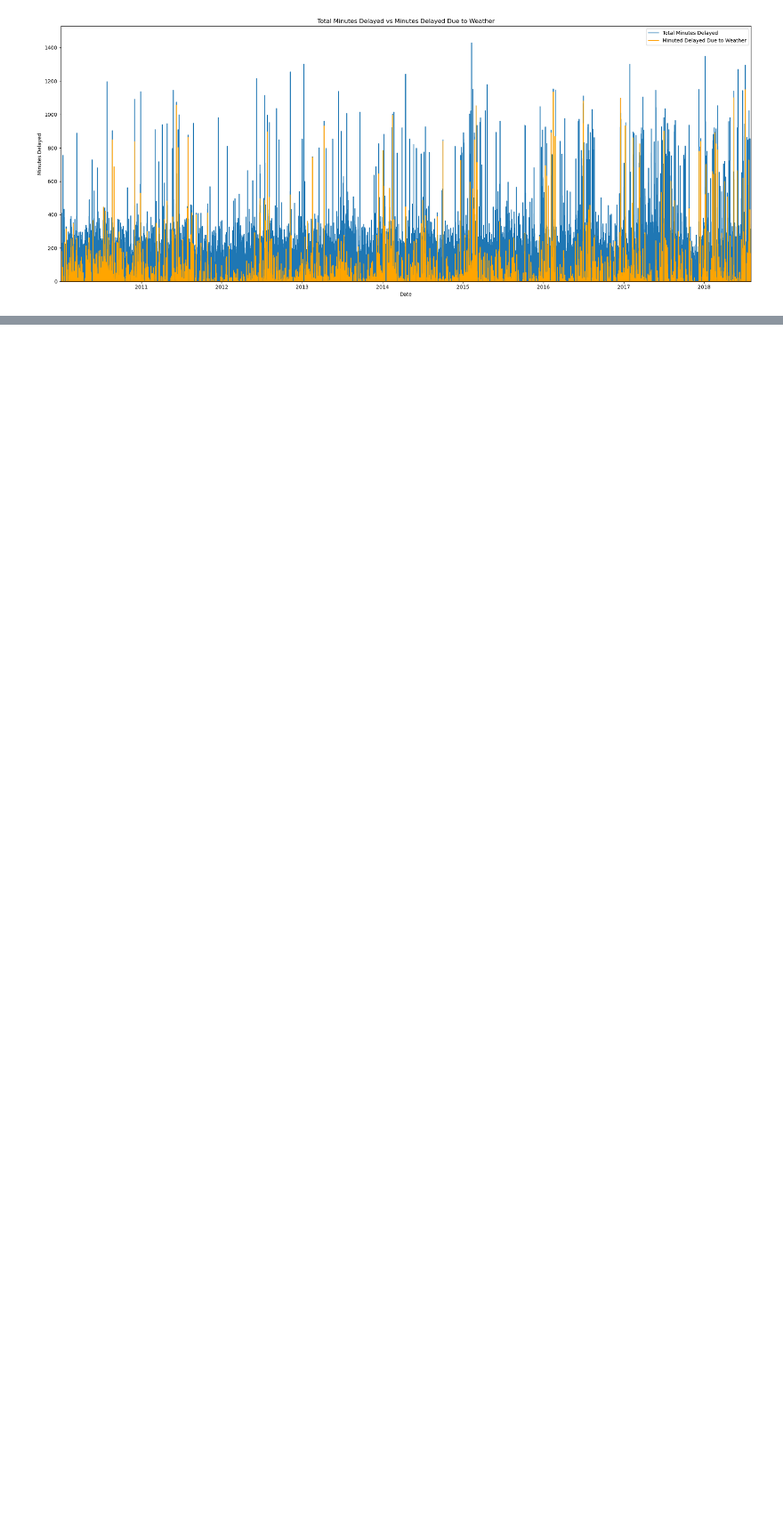
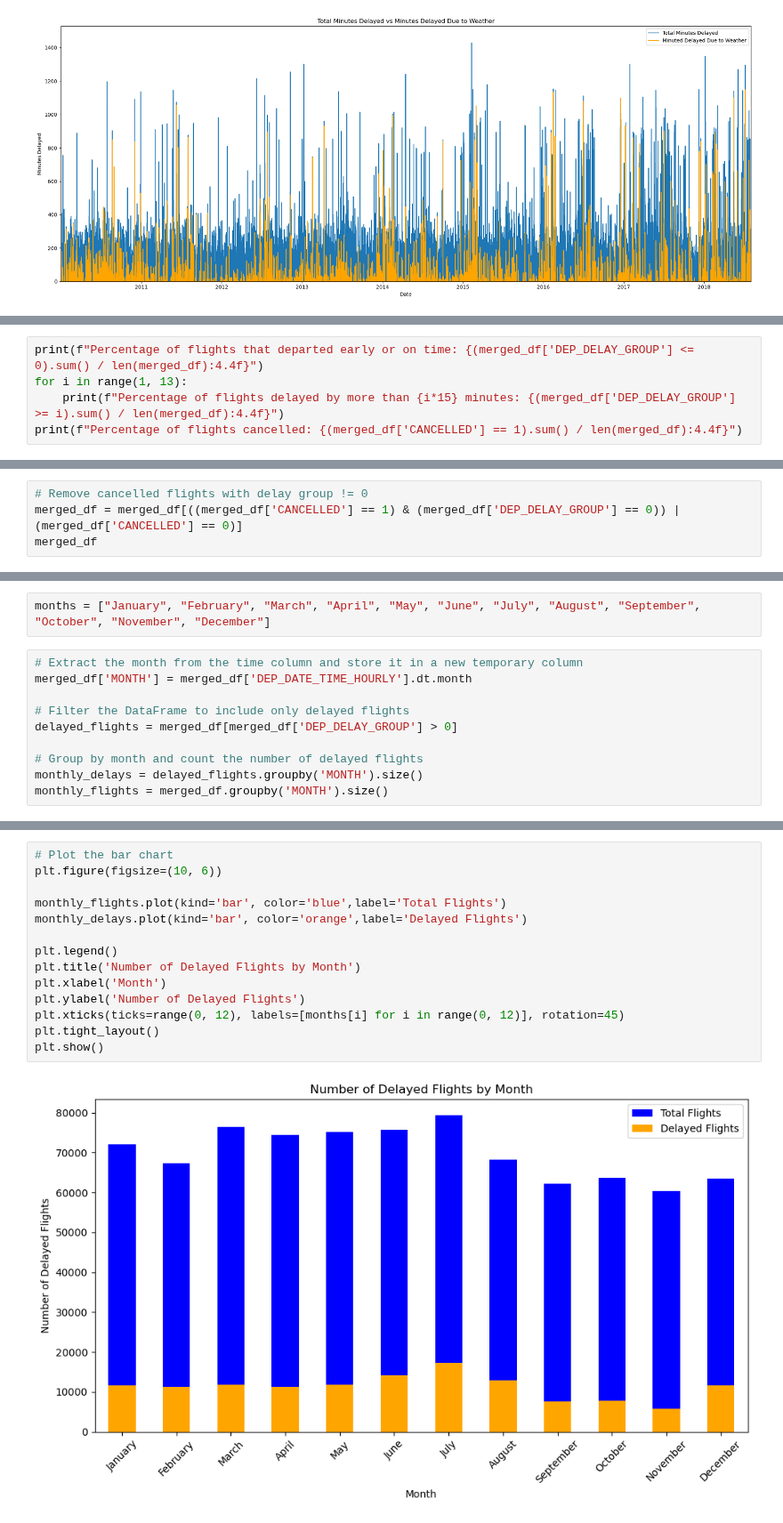
Before and after one commit to craigmiller24/MLP_Project, a Jupyter notebook: Preprocessing.ipynb, the cells around one changed output, grey strips where cells are left out. Shown at 89% size. Drawn from its saved outputs; the diff is of its cells as text; blank space fills up the shorter version.

```diff
--- a/Preprocessing.ipynb
+++ b/Preprocessing.ipynb
@@ -228,0 +227,5 @@ KeyboardInterrupt:
+# %%
+print(f"Percentage of flights that departed early or on time: {(merged_df['DEP_DELAY_GROUP'] <= 0).sum() / len(merged_df):4.4f}")
+for i in range(1, 13):
+    print(f"Percentage of flights delayed by more than {i*15} minutes: {(merged_df['DEP_DELAY_GROUP'] >= i).sum() / len(merged_df):4.4f}")
+print(f"Percentage of flights cancelled: {(merged_df['CANCELLED'] == 1).sum() / len(merged_df):4.4f}")
@@ -228,0 +247,4 @@ KeyboardInterrupt:
+# %%
+# Remove cancelled flights with delay group != 0
+merged_df = merged_df[((merged_df['CANCELLED'] == 1) & (merged_df['DEP_DELAY_GROUP'] == 0)) | (merged_df['CANCELLED'] == 0)]
+merged_df
@@ -228,0 +270,12 @@ KeyboardInterrupt:
+# %%
+months = ["January", "February", "March", "April", "May", "June", "July", "August", "September", "October", "November", "December"]
+# %%
+# Extract the month from the time column and store it in a new temporary column
+merged_df['MONTH'] = merged_df['DEP_DATE_TIME_HOURLY'].dt.month
+
+# Filter the DataFrame to include only delayed flights
+delayed_flights = merged_df[merged_df['DEP_DELAY_GROUP'] > 0]
+
+# Group by month and count the number of delayed flights
+monthly_delays = delayed_flights.groupby('MONTH').size()
+monthly_flights = merged_df.groupby('MONTH').size()
@@ -228,0 +288,16 @@ KeyboardInterrupt:
+# %%
+# Plot the bar chart
+plt.figure(figsize=(10, 6))
+
+monthly_flights.plot(kind='bar', color='blue',label='Total Flights')
+monthly_delays.plot(kind='bar', color='orange',label='Delayed Flights')
+
+plt.legend()
+plt.title('Number of Delayed Flights by Month')
+plt.xlabel('Month')
+plt.ylabel('Number of Delayed Flights')
+plt.xticks(ticks=range(0, 12), labels=[months[i] for i in range(0, 12)], rotation=45)
+plt.tight_layout()
+plt.show()
+# %% [output]
+[figure, added]
```
Also changed, not shown: parts of 19 cells of this notebook, 2 other files.
